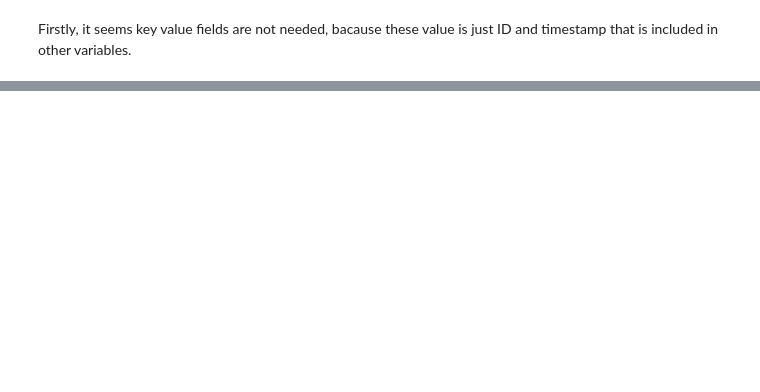
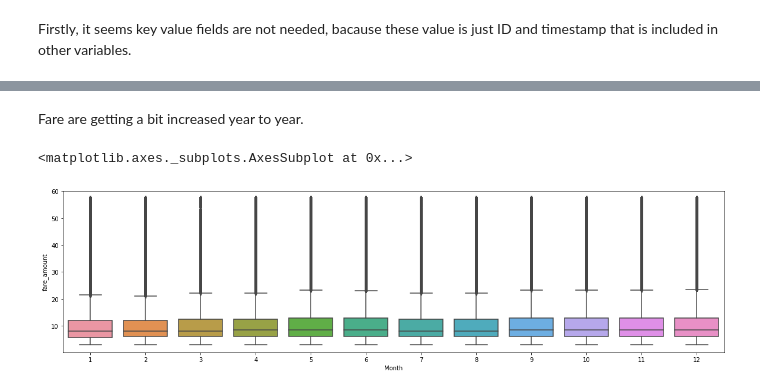
Before and after one commit to shima2920/Kaggle, a Jupyter notebook: New_York_City_Taxi_Fare_Prediction.ipynb, the cells around one changed output, grey strips where cells are left out. Drawn from its saved outputs; the diff is of its cells as text; code cells hidden in the pictures; blank space fills up the shorter version.

```diff
--- a/New_York_City_Taxi_Fare_Prediction.ipynb
+++ b/New_York_City_Taxi_Fare_Prediction.ipynb
@@ -268,0 +314,9 @@ test = test.drop(['key'], axis = 1)
+# %% [markdown]
+Fare are getting a bit increased year to year.
+# %%
+fig1,ax1 = plt.subplots()
+fig1.set_size_inches(20,5)
+sns.boxplot(data=train,x="Month",y="fare_amount",orient="v",ax=ax1)
+# %% [output]
+<matplotlib.axes._subplots.AxesSubplot at 0x...>
+[figure, added]
```
Also changed, not shown: parts of 15 cells of this notebook.
